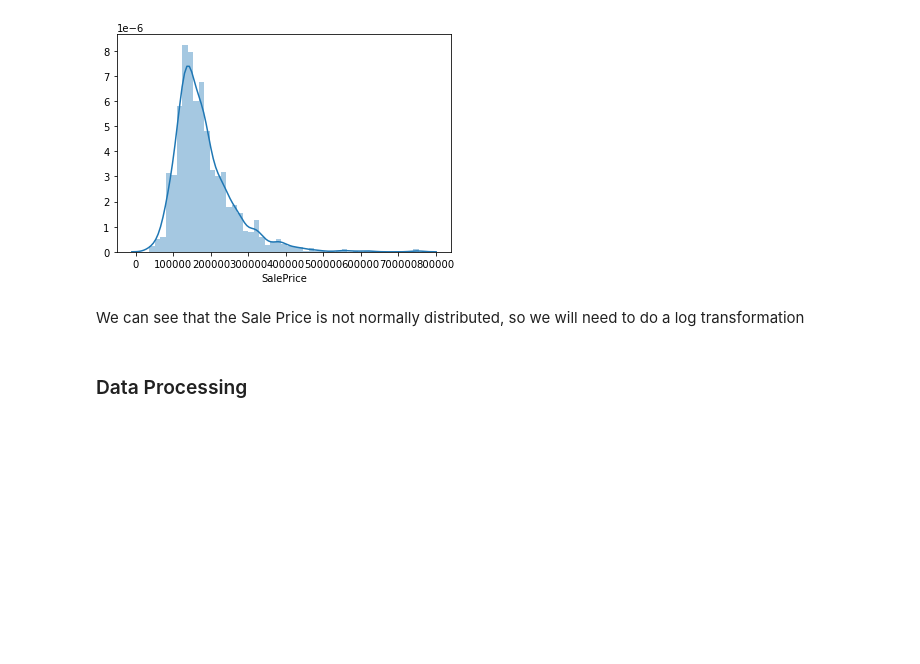
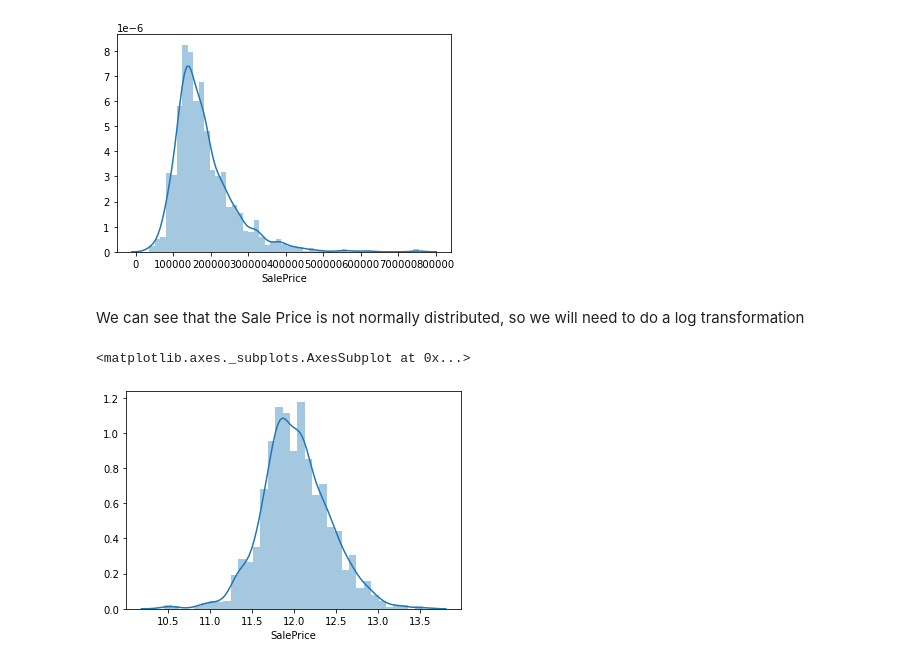
Before and after one commit to MLondon1027/Boston_Area_Real_Estate, a Jupyter notebook: Housing.ipynb, the cells around one changed output. Drawn from its saved outputs; the diff is of its cells as text; code cells hidden in the pictures; blank space fills up the shorter version.

```diff
--- a/Housing.ipynb
+++ b/Housing.ipynb
@@ -22,3 +25,15 @@ data.drop(['Alley'], axis=1, inplace=True)
+# %%
+# Drop MiscFeatures column
+data.drop(['MiscFeature'], axis=1, inplace=True)
+# %%
+# Drop Fence column
+data.drop(['Fence'], axis=1, inplace=True)
+# %%
+# Drop MiscVal column
+data.drop(['MiscVal'], axis=1, inplace=True)
+# %%
+# Drop FireplaceQA column
+data.drop(['FireplaceQu'], axis=1, inplace=True)
 # %%
 # Drop values with no sale price
 # %%
@@ -60,8 +55,11 @@ sns.distplot(data['SalePrice']);
 [figure]
 # %% [markdown]
 We can see that the Sale Price is not normally distributed, so we will need to do a log transformation
-# %% [markdown]
-### Data Processing
+# %%
+sns.distplot(np.log(data['SalePrice']))
+# %% [output]
+<matplotlib.axes._subplots.AxesSubplot at 0x...>
+[figure, added]
 # %%
 data.info()
 # %% [output]
```
Also changed, not shown: parts of 9 cells of this notebook.
